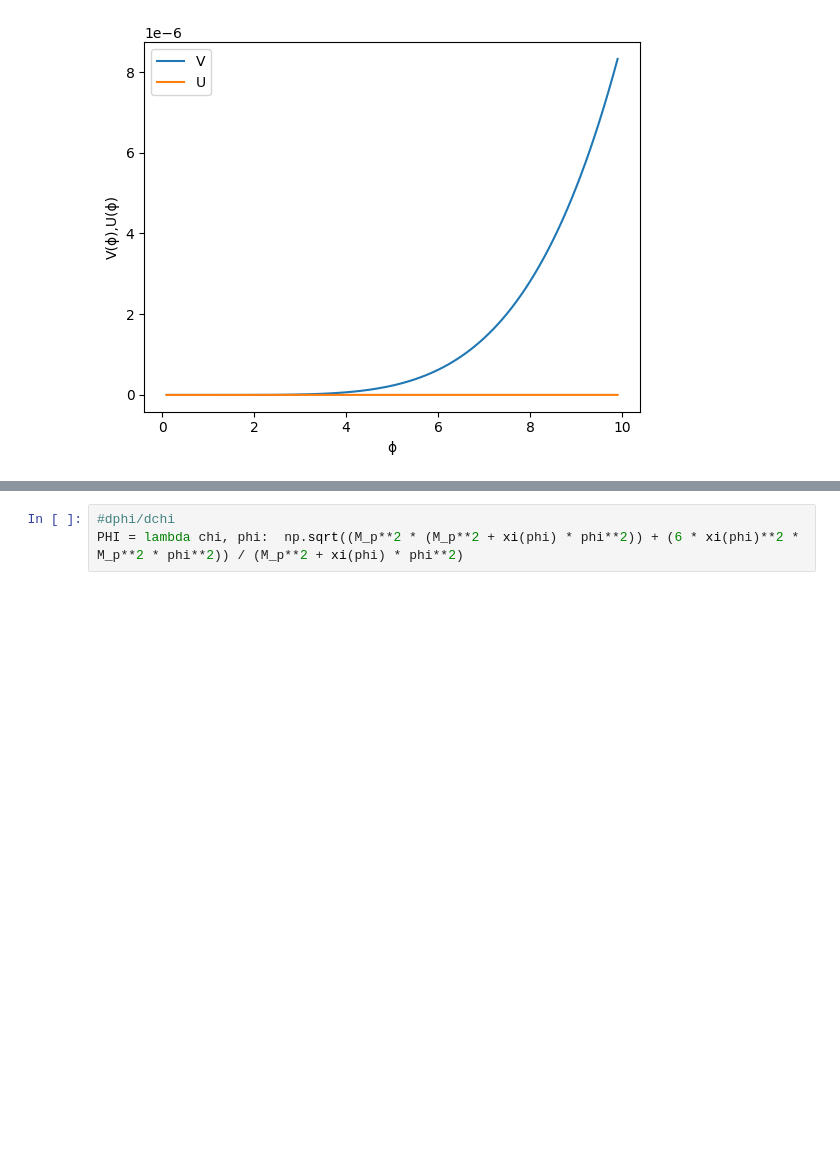
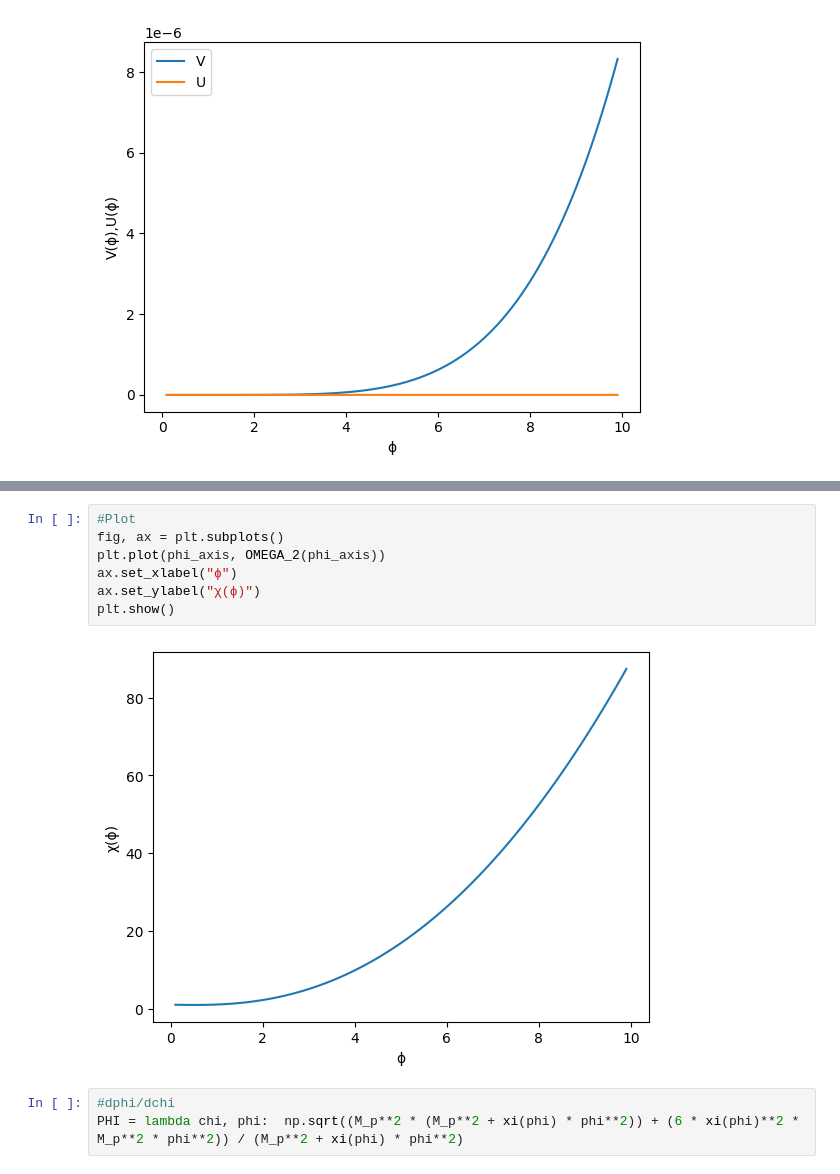
Before and after one commit to EmiliePequeux/MasterThesis, a Jupyter notebook: BallestrosRadPot.ipynb, the cells around one changed output, grey strips where cells are left out. Saved outputs shown, nothing was run; the diff lists cells and outputs as text; blank space fills up the shorter version.

Commit message:
Plot chi(phi)

```diff
--- a/BallestrosRadPot.ipynb
+++ b/BallestrosRadPot.ipynb
@@ -57,3 +72,12 @@ plt.show()
+# %%
+#Plot
+fig, ax = plt.subplots()
+plt.plot(phi_axis, OMEGA_2(phi_axis))
+ax.set_xlabel("ϕ")
+ax.set_ylabel("χ(ϕ)")
+plt.show()
+# %% [output]
+[figure, added]
 # %%
 #dphi/dchi
 PHI = lambda chi, phi:  np.sqrt((M_p**2 * (M_p**2 + xi(phi) * phi**2)) + (6 * xi(phi)**2 * M_p**2 * phi**2)) / (M_p**2 + xi(phi) * phi**2)
```
Also changed, not shown: parts of 4 cells of this notebook.
